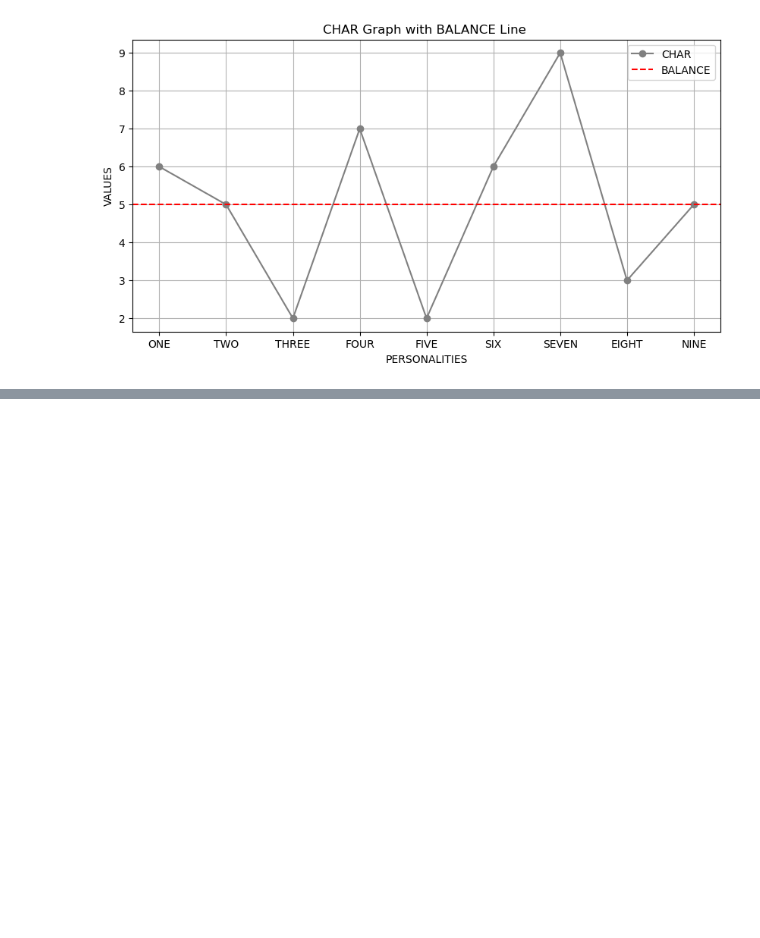
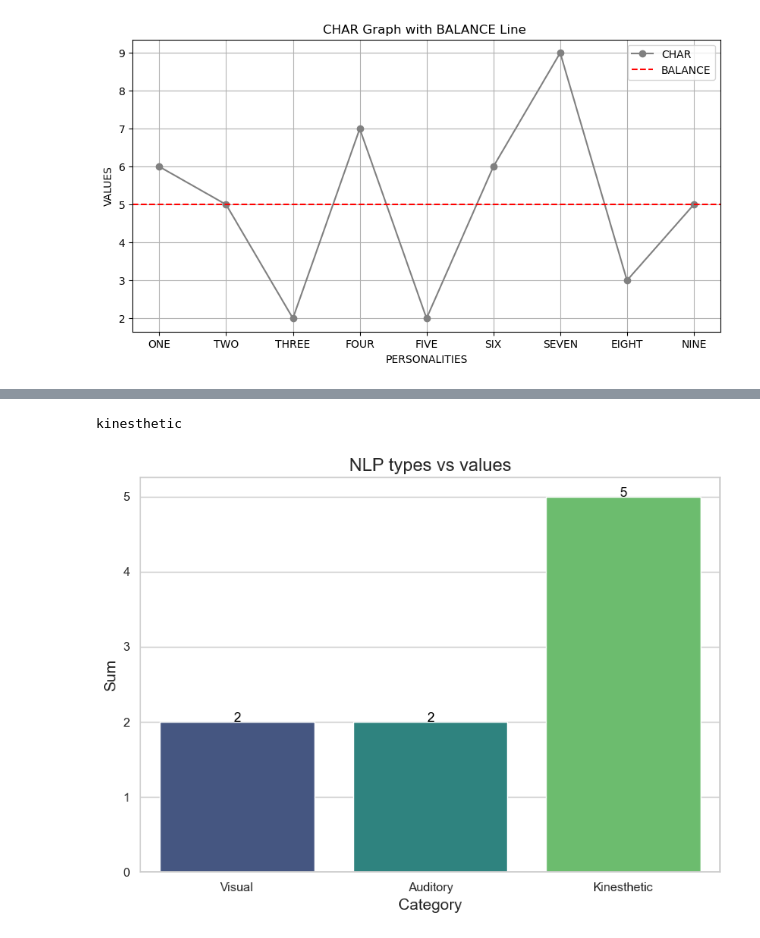
Before and after one commit to AZADS98/Personality-identification-Raw, a Jupyter notebook: ALEV .ipynb, the cells around one changed output, grey strips where cells are left out. Saved outputs shown, nothing was run; the diff lists cells and outputs as text; code cells hidden in the pictures; blank space fills up the shorter version.

Commit message:
First commit in NLP upto Bar Graph

```diff
--- a/ALEV .ipynb
+++ b/ALEV .ipynb
@@ -430,0 +476,13 @@ plt.show()
+# %%
+# these following lists are for testing the function without attending the 15 questions all the time
+
+# nlp_storage = [1, 1, 1, 0, 1, 1, 0, 1, 0, 0, 0, 1, 1, 1, 1]
+# nlp_storage = [1, 1, 1, 1, 1, 1, 0, 1, 0, 1, 0, 1, 0, 0, 1]
+# nlp_storage = [1, 0, 0, 0, 1, 1, 1, 1, 1, 1, 0, 1, 1, 1, 1]
+nlp_storage = [1, 0, 1, 0, 0, 1, 0, 1, 0, 0, 1, 1, 1, 1, 1]
+# %%
+# VISUAL, AUDITORY, AND KINESTETIC ARE CONSIDERD HERE
+
+visual = sum(nlp_storage[:5])
+auditory = sum(nlp_storage[5:10])
+kinesthetic = sum(nlp_storage[10:])
@@ -430,0 +507,36 @@ plt.show()
+# %%
+# Remove the square brackets and strip any extra spaces
+nlp_Model = str(result).replace("[", "").replace("]", "").replace("'", "").strip()
+
+print(nlp_Model)
+# %% [output]
+kinesthetic
+# %%
+import seaborn as sns
+# THIS CODE FROM CHAT-GPT
+
+data = {'Category': ['Visual', 'Auditory', 'Kinesthetic'],
+        'Sum': [visual, auditory, kinesthetic]}
+df = pd.DataFrame(data)
+
+# Set the style of the visualization
+sns.set(style="whitegrid")
+
+# Create the bar plot
+plt.figure(figsize=(8, 6))
+bar_plot = sns.barplot(x='Category', y='Sum', data=df, palette='viridis')
+
+# Add titles and labels
+plt.title('NLP types vs values', fontsize=16)
+plt.xlabel('Category', fontsize=14)
+plt.ylabel('Sum', fontsize=14)
+
+# Display the values on the bars
+for index, row in df.iterrows():
+    bar_plot.text(index, row['Sum'], round(row['Sum'], 2), color='black', ha="center")
+
+# Show the plot
+plt.tight_layout()
+plt.show()
+# %% [output]
+[figure, added]
```
Also changed, not shown: parts of 5 cells of this notebook.
